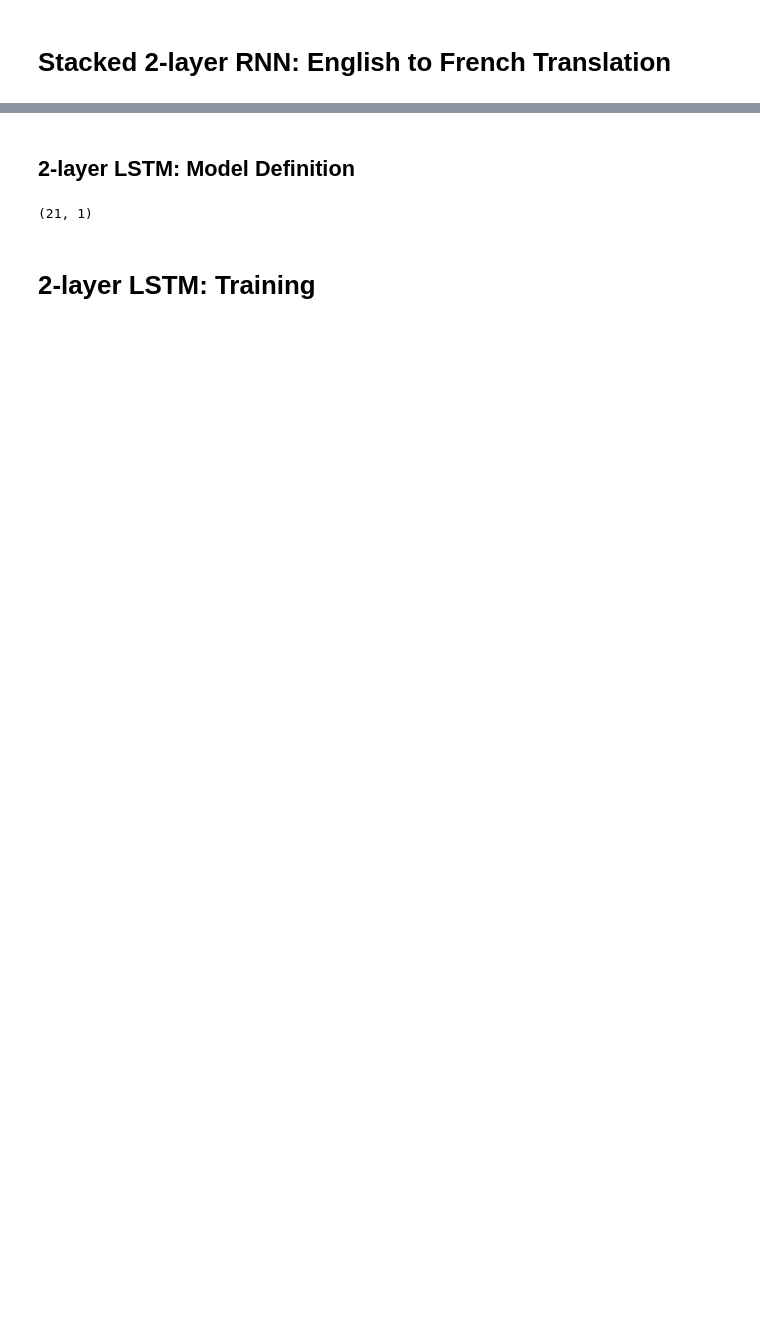
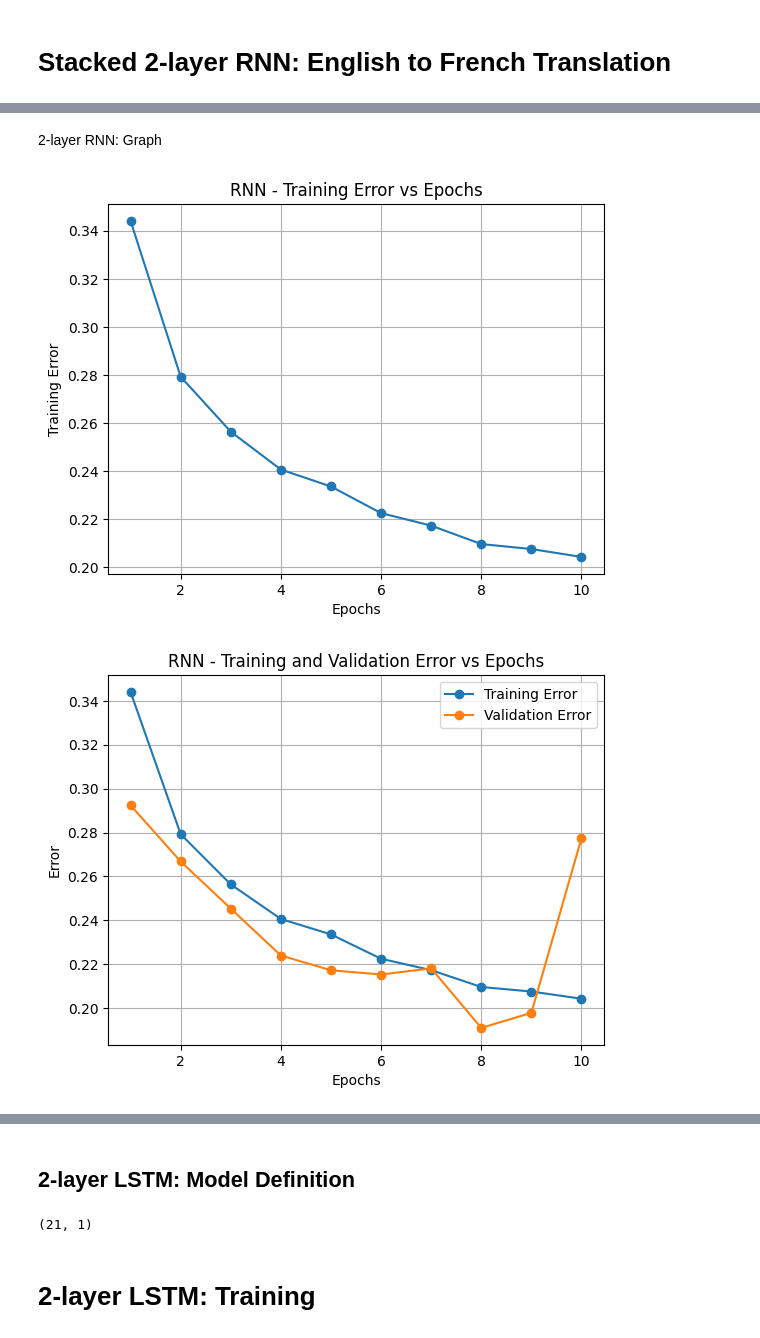
Before and after one commit to RuksatKhanShayoni/DeepLearning-CS898AB-, a Jupyter notebook: Assignment_4_Ques1.ipynb, the cells around one changed output, grey strips where cells are left out. Saved outputs shown, nothing was run; the diff lists cells and outputs as text; code cells hidden in the pictures; blank space fills up the shorter version.

```diff
--- a/Assignment_4_Ques1.ipynb
+++ b/Assignment_4_Ques1.ipynb
@@ -356,7 +357,7 @@ stacked_rnn = stacked_rnn_model(tmp_x.shape,max_french_sequence_length,english_v
 stacked_rnn.summary()
 
 # Train the model
-stacked_rnn.fit(tmp_x, preproc_french_sentences, batch_size=16, epochs=10, validation_split=0.2)
+rnn_history = stacked_rnn.fit(tmp_x, preproc_french_sentences, batch_size=16, epochs=10, validation_split=0.2)
 # %% [output]
 Model: "functional_1"
 ┏━━━━━━━━━━━━━━━━━━━━━━━━━━━━━━━━━━━━━━┳━━━━━━━━━━━━━━━━━━━━━━━━━━━━━┳━━━━━━━━━━━━━━━━━┓
@@ -452,0 +453,43 @@ French 10: fruits new new new new raisin new new pamplemousse est le froid en l'
+# %% [markdown]
+2-layer RNN: Graph
+# %%
+import matplotlib.pyplot as plt
+
+# === RNN ===
+epochs = range(1, len(rnn_history.history['accuracy']) + 1)
+rnn_train_error = [1 - x for x in rnn_history.history['accuracy']]
+rnn_val_error = [1 - x for x in rnn_history.history['val_accuracy']]
+
+# 1. Training Error vs Epochs
+plt.figure()
+plt.plot(epochs, rnn_train_error, marker='o')
+plt.title("RNN - Training Error vs Epochs")
+plt.xlabel("Epochs")
+plt.ylabel("Training Error")
+plt.grid(True)
+plt.show()
+
+# 2. Training + Validation Error vs Epochs
+plt.figure()
+plt.plot(epochs, rnn_train_error, marker='o', label="Training Error")
+plt.plot(epochs, rnn_val_error, marker='o', label="Validation Error")
+plt.title("RNN - Training and Validation Error vs Epochs")
+plt.xlabel("Epochs")
+plt.ylabel("Error")
+plt.legend()
+plt.grid(True)
+plt.show()
+
+# 3. Training + Validation Loss vs Epochs
+plt.figure()
+plt.plot(epochs, rnn_history.history['loss'], marker='o', label="Training Loss")
+plt.plot(epochs, rnn_history.history['val_loss'], marker='o', label="Validation Loss")
+plt.title("RNN - Training and Validation Loss vs Epochs")
+plt.xlabel("Epochs")
+plt.ylabel("Loss")
+plt.legend()
+plt.grid(True)
+plt.show()
+# %% [output]
+[figure, added]
+[figure, added]
```
Also changed, not shown: parts of 16 cells of this notebook.
